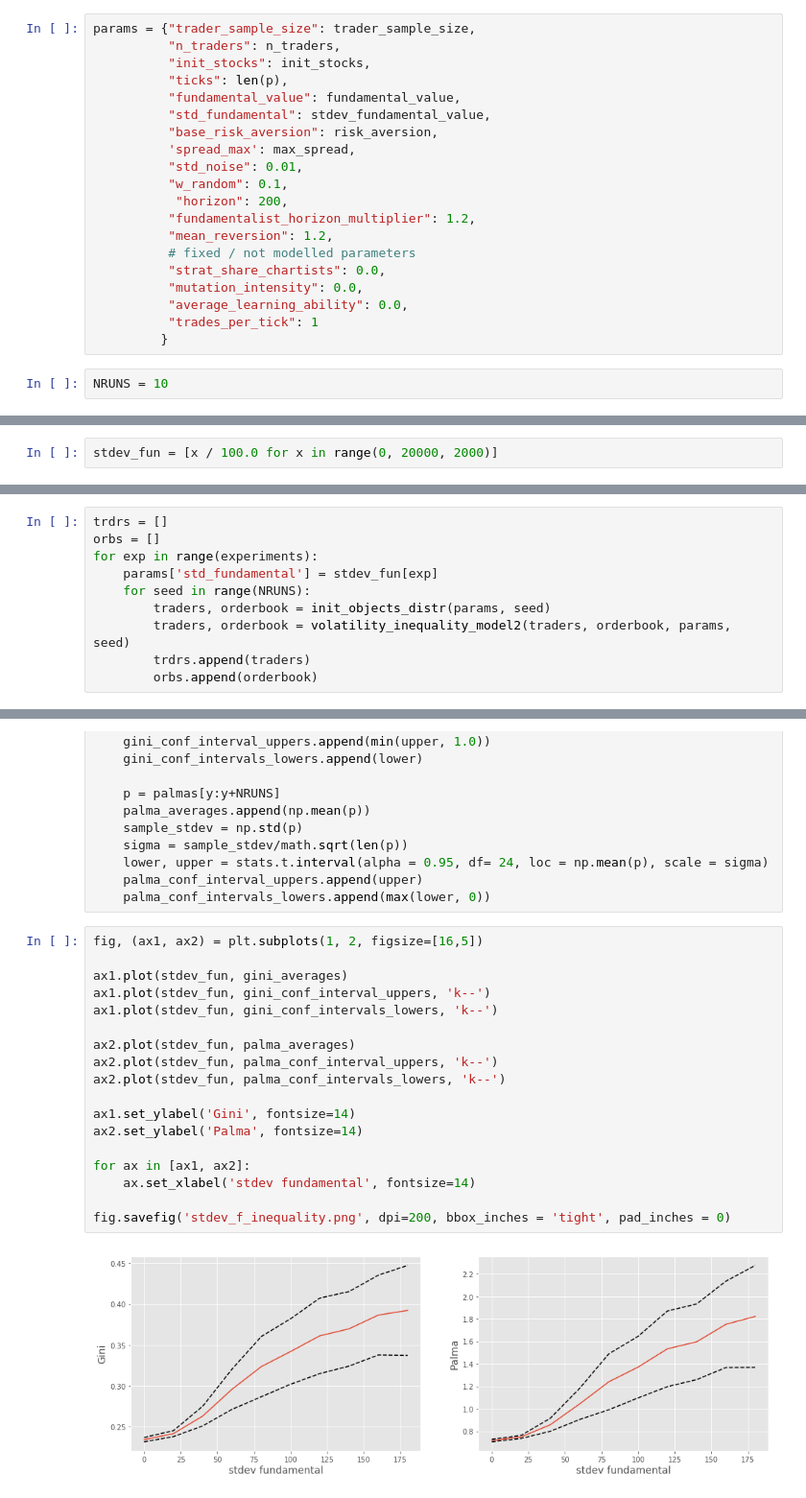
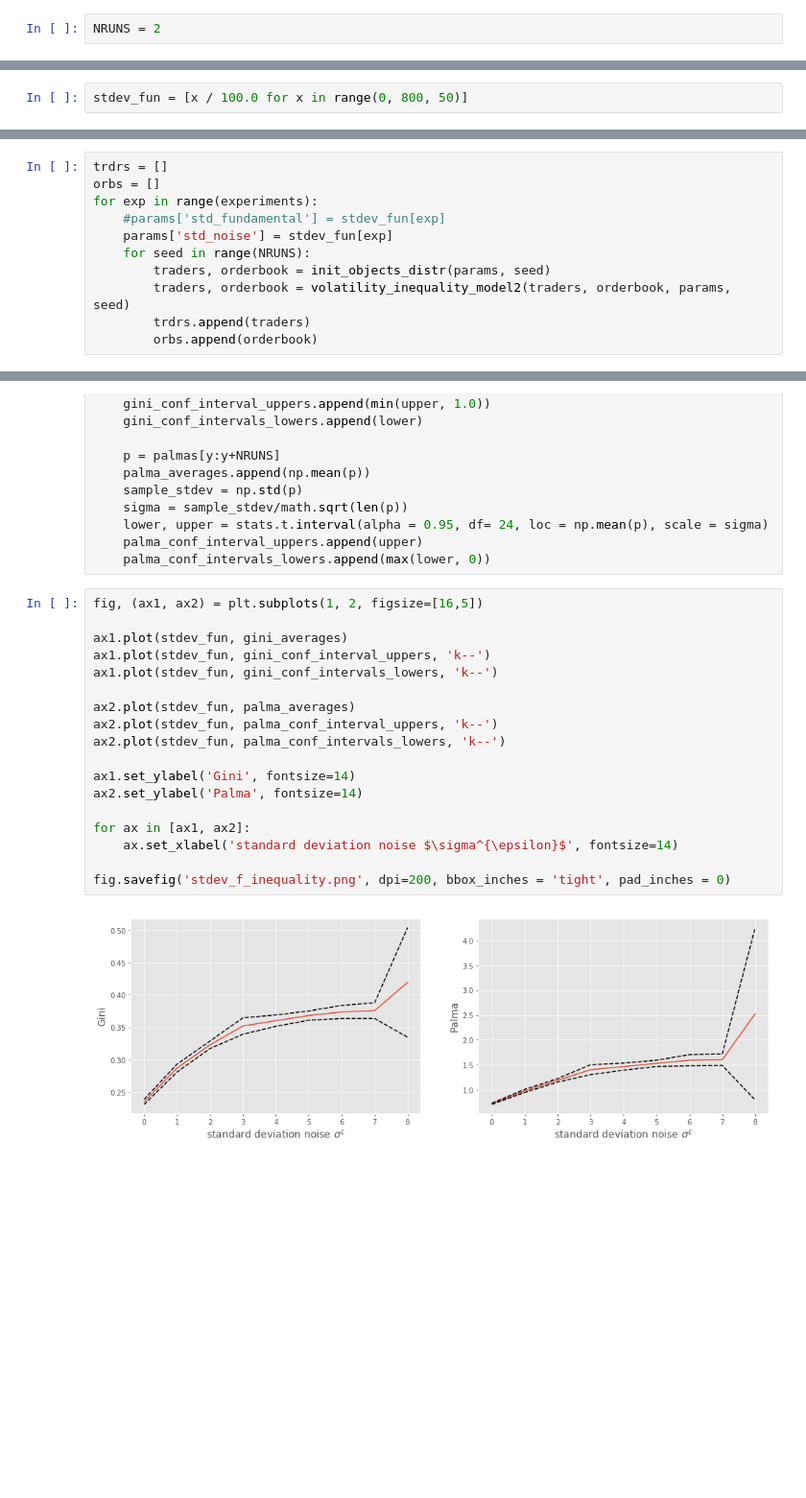
Before and after one commit to joerischasfoort/asset_volatility_wealth_inequality, a Jupyter notebook: volatility_inequality_model.ipynb, the cells around one changed output, grey strips where cells are left out. Shown at 96% size. Cells and saved outputs as stored; diff of their text form; blank space fills up the shorter version.

```diff
--- a/volatility_inequality_model.ipynb
+++ b/volatility_inequality_model.ipynb
@@ -58,27 +181,7 @@ max_spread = 0.004087 # riordan & st
 # %% [markdown]
 # Volatility inequality model
-# %%
-params = {"trader_sample_size": trader_sample_size,
-          "n_traders": n_traders,
-          "init_stocks": init_stocks,
-          "ticks": len(p),
-          "fundamental_value": fundamental_value,
-          "std_fundamental": stdev_fundamental_value,
-          "base_risk_aversion": risk_aversion,
-          'spread_max': max_spread,
-          "std_noise": 0.01,
-          "w_random": 0.1,
-           "horizon": 200,
-          "fundamentalist_horizon_multiplier": 1.2,
-          "mean_reversion": 1.2,
-          # fixed / not modelled parameters
-          "strat_share_chartists": 0.0,
-          "mutation_intensity": 0.0,
-          "average_learning_ability": 0.0,
-          "trades_per_tick": 1
-         }
 # %%
-NRUNS = 10
+NRUNS = 2
 # %%
 trdrs0 = []
 orbs0 = []
@@ -227,7 +304,7 @@ Text(0.5, 0, 'Agents')
 # %% [markdown]
 # Experiment
 # %%
-stdev_fun = [x / 100.0 for x in range(0, 20000, 2000)]
+stdev_fun = [x / 100.0 for x in range(0, 800, 50)]
 # %%
 NRUNS = 5
 # %%
@@ -242,7 +319,8 @@ experiments = len(stdev_fun)
 trdrs = []
 orbs = []
 for exp in range(experiments):
-    params['std_fundamental'] = stdev_fun[exp]
+    #params['std_fundamental'] = stdev_fun[exp]
+    params['std_noise'] = stdev_fun[exp]
     for seed in range(NRUNS):
         traders, orderbook = init_objects_distr(params, seed)
         traders, orderbook = volatility_inequality_model2(traders, orderbook, params, seed)
@@ -332,20 +410,20 @@ for x in range(experiments):
 # %%
 fig, (ax1, ax2) = plt.subplots(1, 2, figsize=[16,5])
 
 ax1.plot(stdev_fun, gini_averages)
 ax1.plot(stdev_fun, gini_conf_interval_uppers, 'k--')
 ax1.plot(stdev_fun, gini_conf_intervals_lowers, 'k--')
 
 ax2.plot(stdev_fun, palma_averages)
 ax2.plot(stdev_fun, palma_conf_interval_uppers, 'k--')
 ax2.plot(stdev_fun, palma_conf_intervals_lowers, 'k--')
 
 ax1.set_ylabel('Gini', fontsize=14)
 ax2.set_ylabel('Palma', fontsize=14)
 
 for ax in [ax1, ax2]:
-    ax.set_xlabel('stdev fundamental', fontsize=14)
+    ax.set_xlabel('standard deviation noise $\sigma^{\epsilon}$', fontsize=14)
 
 fig.savefig('stdev_f_inequality.png', dpi=200, bbox_inches = 'tight', pad_inches = 0)
 # %% [output]
-[figure, old version]
+[figure, new version]
```
Also changed, not shown: parts of 37 cells of this notebook, 4 other files.
